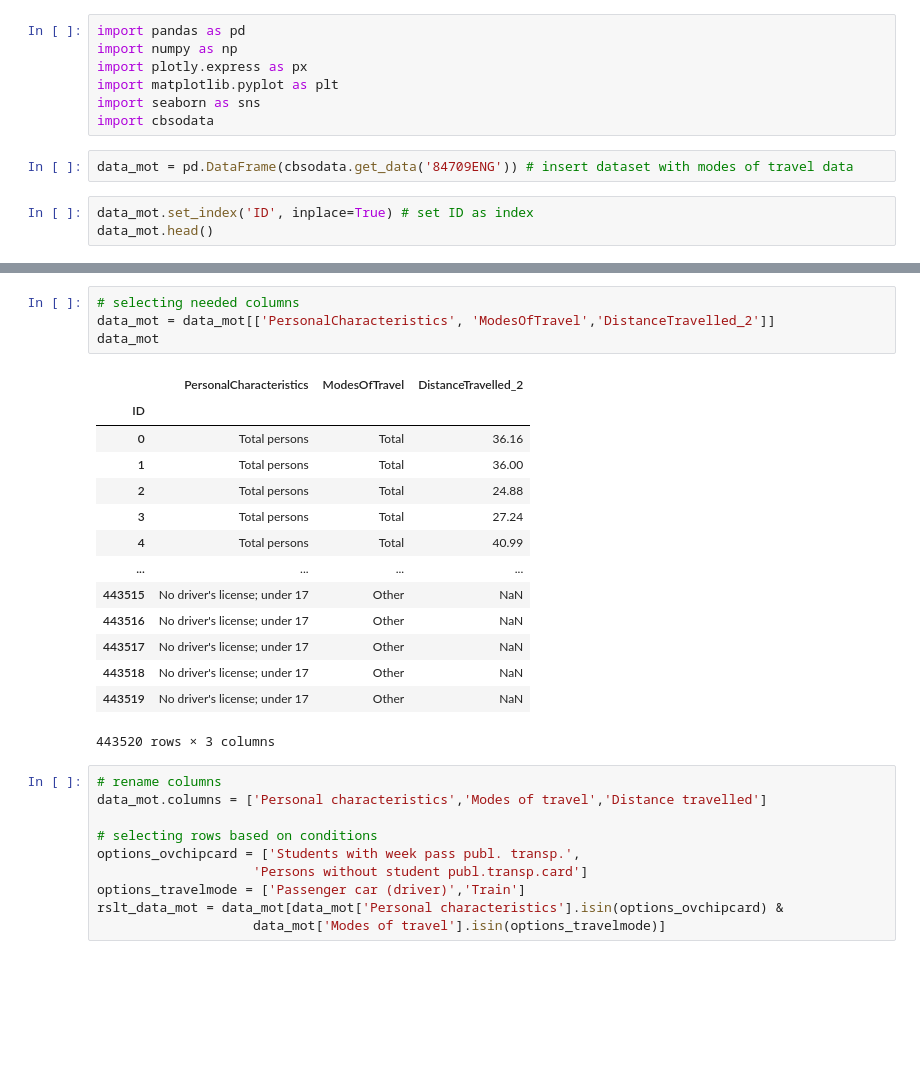
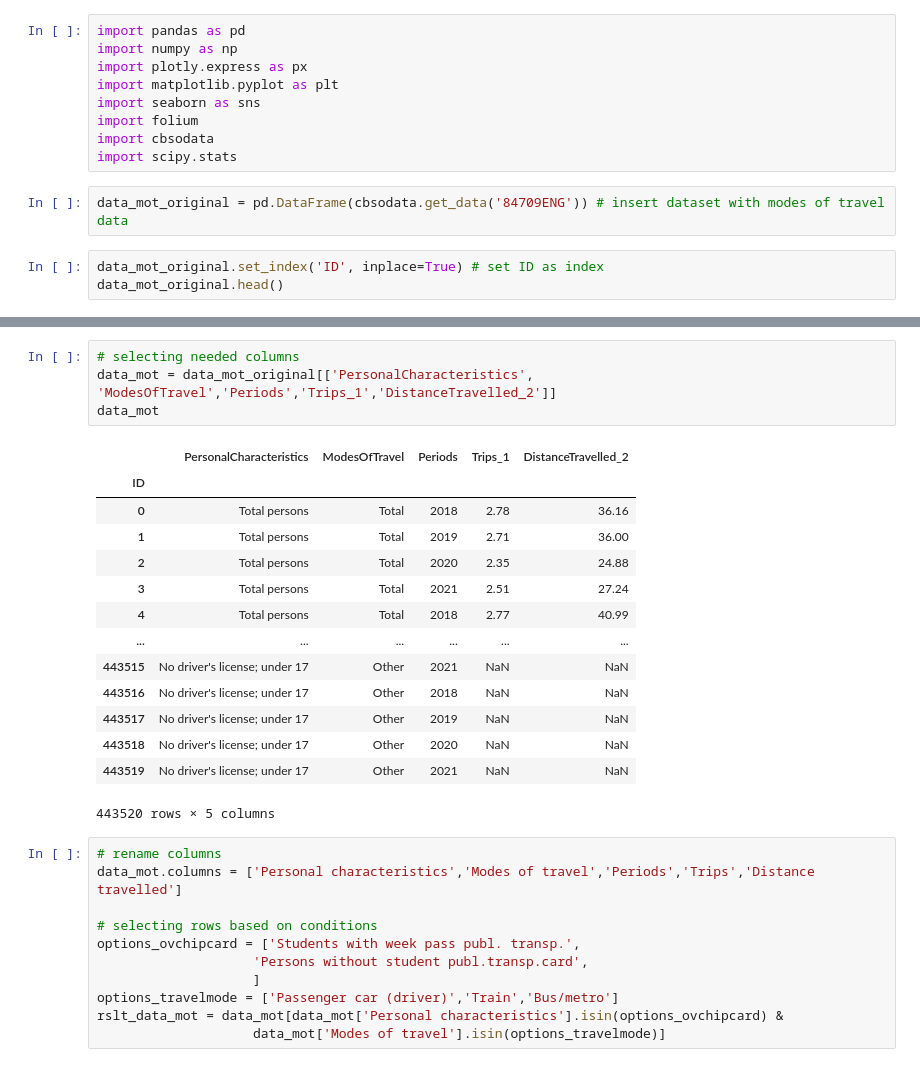
Before and after one commit to JosephineScholte/TIL6022-LabAssignments-group-11, a Jupyter notebook: Project/Driving_license_and_ov_chipcard.ipynb, the cells around one changed output, grey strips where cells are left out. Saved outputs shown, nothing was run; the diff lists cells and outputs as text; blank space fills up the shorter version.

```diff
--- a/Project/Driving_license_and_ov_chipcard.ipynb
+++ b/Project/Driving_license_and_ov_chipcard.ipynb
@@ -4,12 +4,14 @@ import numpy as np
 import plotly.express as px
 import matplotlib.pyplot as plt
 import seaborn as sns
+import folium
 import cbsodata
+import scipy.stats
 # %%
-data_mot = pd.DataFrame(cbsodata.get_data('84709ENG')) # insert dataset with modes of travel data
+data_mot_original = pd.DataFrame(cbsodata.get_data('84709ENG')) # insert dataset with modes of travel data
 # %%
-data_mot.set_index('ID', inplace=True) # set ID as index
-data_mot.head()
+data_mot_original.set_index('ID', inplace=True) # set ID as index
+data_mot_original.head()
 # %% [output]
 |  | Population | Sex | PersonalCharacteristics | ModesOfTravel | Margins | RegionCharacteristics | Periods | ... |
 | ID |  |  |  |  |  |  |  | ... |
@@ -20,30 +22,31 @@ data_mot.head()
 | 4 | Population 6 years or older | Total male and female | Total persons | Total | Value | Noord-Nederland (LD) | 2018 | ... |
 # %%
 # selecting needed columns
-data_mot = data_mot[['PersonalCharacteristics', 'ModesOfTravel','DistanceTravelled_2']]
+data_mot = data_mot_original[['PersonalCharacteristics', 'ModesOfTravel','Periods','Trips_1','DistanceTravelled_2']]
 data_mot
 # %% [output]
-|  | PersonalCharacteristics | ModesOfTravel | DistanceTravelled_2 |
-| ID |  |  |  |
-| 0 | Total persons | Total | 36.16 |
-| 1 | Total persons | Total | 36.00 |
-| 2 | Total persons | Total | 24.88 |
-| 3 | Total persons | Total | 27.24 |
-| 4 | Total persons | Total | 40.99 |
-| ... | ... | ... | ... |
-| 443515 | No driver's license; under 17 | Other | NaN |
-| 443516 | No driver's license; under 17 | Other | NaN |
-| 443517 | No driver's license; under 17 | Other | NaN |
-| 443518 | No driver's license; under 17 | Other | NaN |
-| 443519 | No driver's license; under 17 | Other | NaN |
+|  | PersonalCharacteristics | ModesOfTravel | Periods | Trips_1 | DistanceTravelled_2 |
+| ID |  |  |  |  |  |
+| 0 | Total persons | Total | 2018 | 2.78 | 36.16 |
+| 1 | Total persons | Total | 2019 | 2.71 | 36.00 |
+| 2 | Total persons | Total | 2020 | 2.35 | 24.88 |
+| 3 | Total persons | Total | 2021 | 2.51 | 27.24 |
+| 4 | Total persons | Total | 2018 | 2.77 | 40.99 |
+| ... | ... | ... | ... | ... | ... |
+| 443515 | No driver's license; under 17 | Other | 2021 | NaN | NaN |
+| 443516 | No driver's license; under 17 | Other | 2018 | NaN | NaN |
+| 443517 | No driver's license; under 17 | Other | 2019 | NaN | NaN |
+| 443518 | No driver's license; under 17 | Other | 2020 | NaN | NaN |
+| 443519 | No driver's license; under 17 | Other | 2021 | NaN | NaN |
-443520 rows × 3 columns
+443520 rows × 5 columns
 # %%
 # rename columns
-data_mot.columns = ['Personal characteristics','Modes of travel','Distance travelled']
+data_mot.columns = ['Personal characteristics','Modes of travel','Periods','Trips','Distance travelled']
 
 # selecting rows based on conditions
 options_ovchipcard = ['Students with week pass publ. transp.',
-                    'Persons without student publ.transp.card']
-options_travelmode = ['Passenger car (driver)','Train']
+                    'Persons without student publ.transp.card',
+                    ]
+options_travelmode = ['Passenger car (driver)','Train','Bus/metro']
 rslt_data_mot = data_mot[data_mot['Personal characteristics'].isin(options_ovchipcard) &
                     data_mot['Modes of travel'].isin(options_travelmode)]
```
Also changed, not shown: parts of 9 cells of this notebook.
